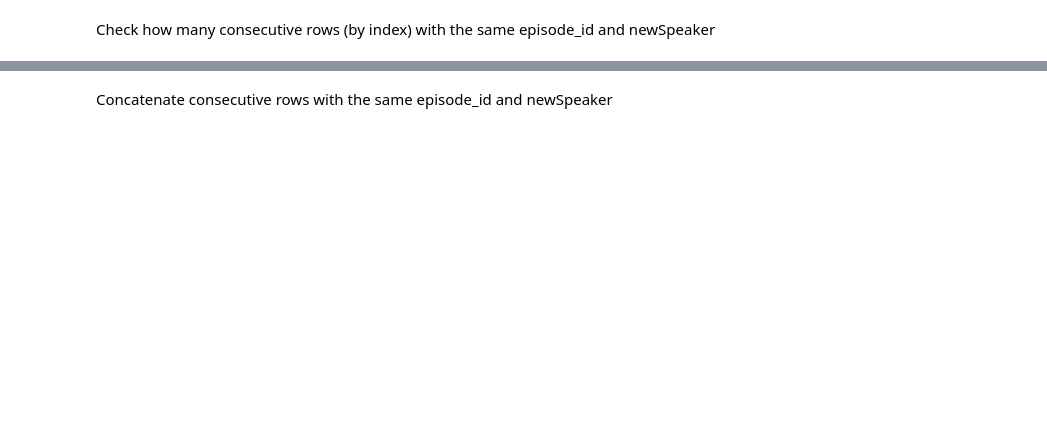
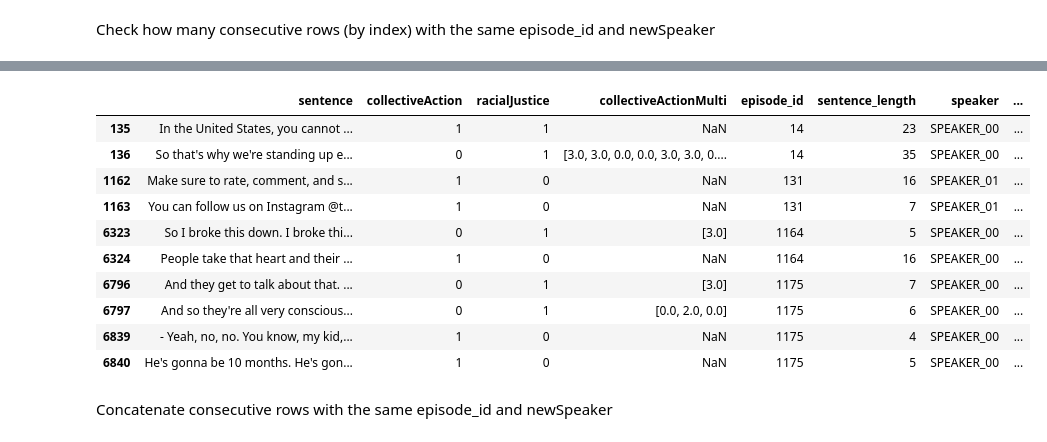
Before and after one commit to todomoldovan/thesis, a Jupyter notebook: notebooks/multi_speaker_episodes.ipynb, the cells around one changed output, grey strips where cells are left out. Cells and saved outputs as stored; diff of their text form; code cells hidden in the pictures; blank space fills up the shorter version.

```diff
--- a/notebooks/multi_speaker_episodes.ipynb
+++ b/notebooks/multi_speaker_episodes.ipynb
@@ -365 +443,15 @@ total_streaks
+# %%
+df_processed[df_processed['streak_length'] > 1].head(10)
+# %% [output]
+|  | sentence | collectiveAction | racialJustice | collectiveActionMulti | episode_id | sentence_length | speaker | ... |
+| 135 | In the United States, you cannot ... | 1 | 1 | NaN | 14 | 23 | SPEAKER_00 | ... |
+| 136 | So that's why we're standing up e... | 0 | 1 | [3.0, 3.0, 0.0, 0.0, 3.0, 3.0, 0.... | 14 | 35 | SPEAKER_00 | ... |
+| 1162 | Make sure to rate, comment, and s... | 1 | 0 | NaN | 131 | 16 | SPEAKER_01 | ... |
+| 1163 | You can follow us on Instagram @t... | 1 | 0 | NaN | 131 | 7 | SPEAKER_01 | ... |
+| 6323 | So I broke this down. I broke thi... | 0 | 1 | [3.0] | 1164 | 5 | SPEAKER_00 | ... |
+| 6324 | People take that heart and their ... | 1 | 0 | NaN | 1164 | 16 | SPEAKER_00 | ... |
+| 6796 | And they get to talk about that. ... | 0 | 1 | [3.0] | 1175 | 7 | SPEAKER_00 | ... |
+| 6797 | And so they're all very conscious... | 0 | 1 | [0.0, 2.0, 0.0] | 1175 | 6 | SPEAKER_00 | ... |
+| 6839 | - Yeah, no, no. You know, my kid,... | 1 | 0 | NaN | 1175 | 4 | SPEAKER_00 | ... |
+| 6840 | He's gonna be 10 months. He's gon... | 1 | 0 | NaN | 1175 | 5 | SPEAKER_00 | ... |
 # %%
```
Also changed, not shown: parts of 57 cells of this notebook, 9 other files.
